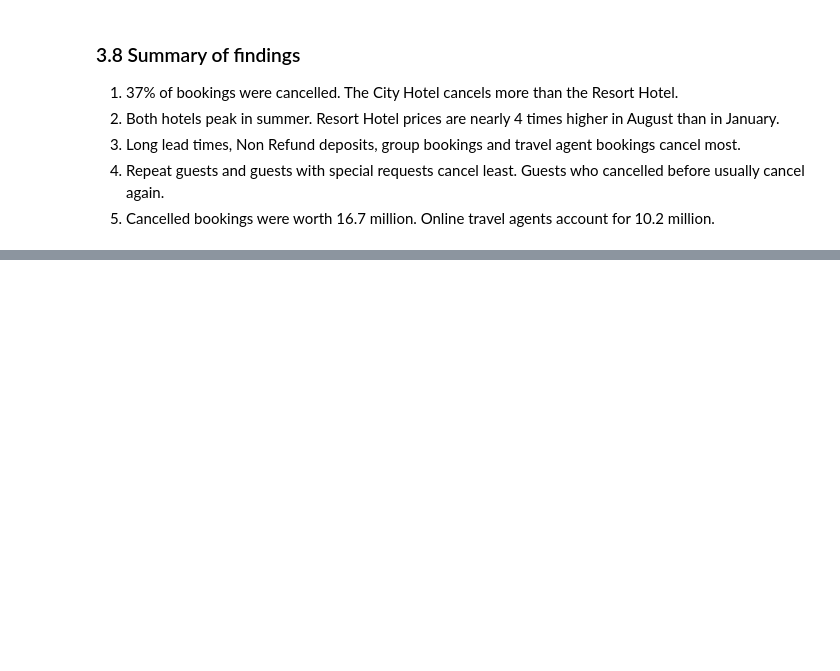
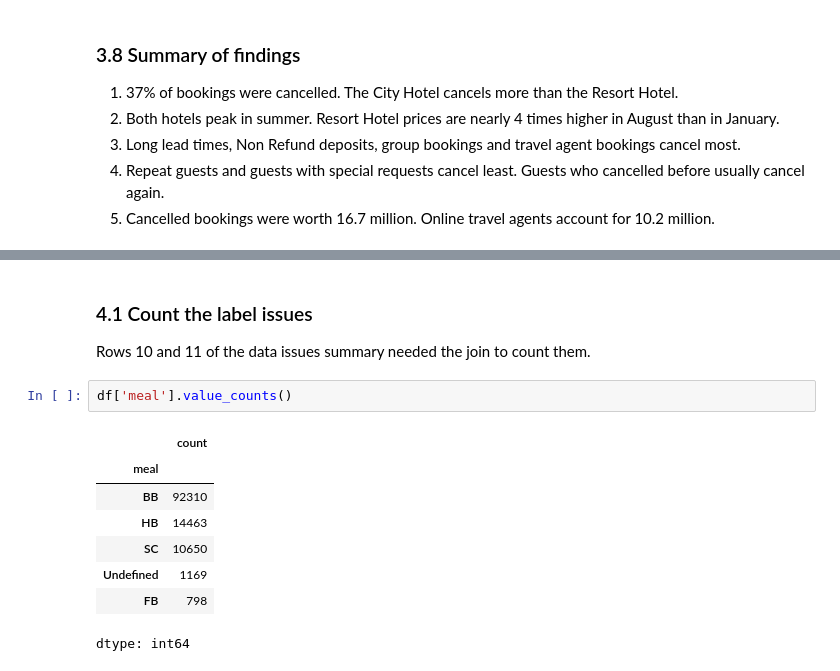
Before and after one commit to ahchu2525/capstone-hosp, a Jupyter notebook: hotel.ipynb, the cells around one changed output, grey strips where cells are left out. Drawn from its saved outputs; the diff is of its cells as text; blank space fills up the shorter version.

```diff
--- a/hotel.ipynb
+++ b/hotel.ipynb
@@ -498,0 +505,14 @@ plt.show()
+# %% [markdown]
+### 4.1 Count the label issues
+Rows 10 and 11 of the data issues summary needed the join to count them.
+# %%
+df['meal'].value_counts()
+# %% [output]
+|  | count |
+| meal |  |
+| BB | 92310 |
+| HB | 14463 |
+| SC | 10650 |
+| Undefined | 1169 |
+| FB | 798 |
+dtype: int64
```
Also changed, not shown: parts of 24 cells of this notebook.
